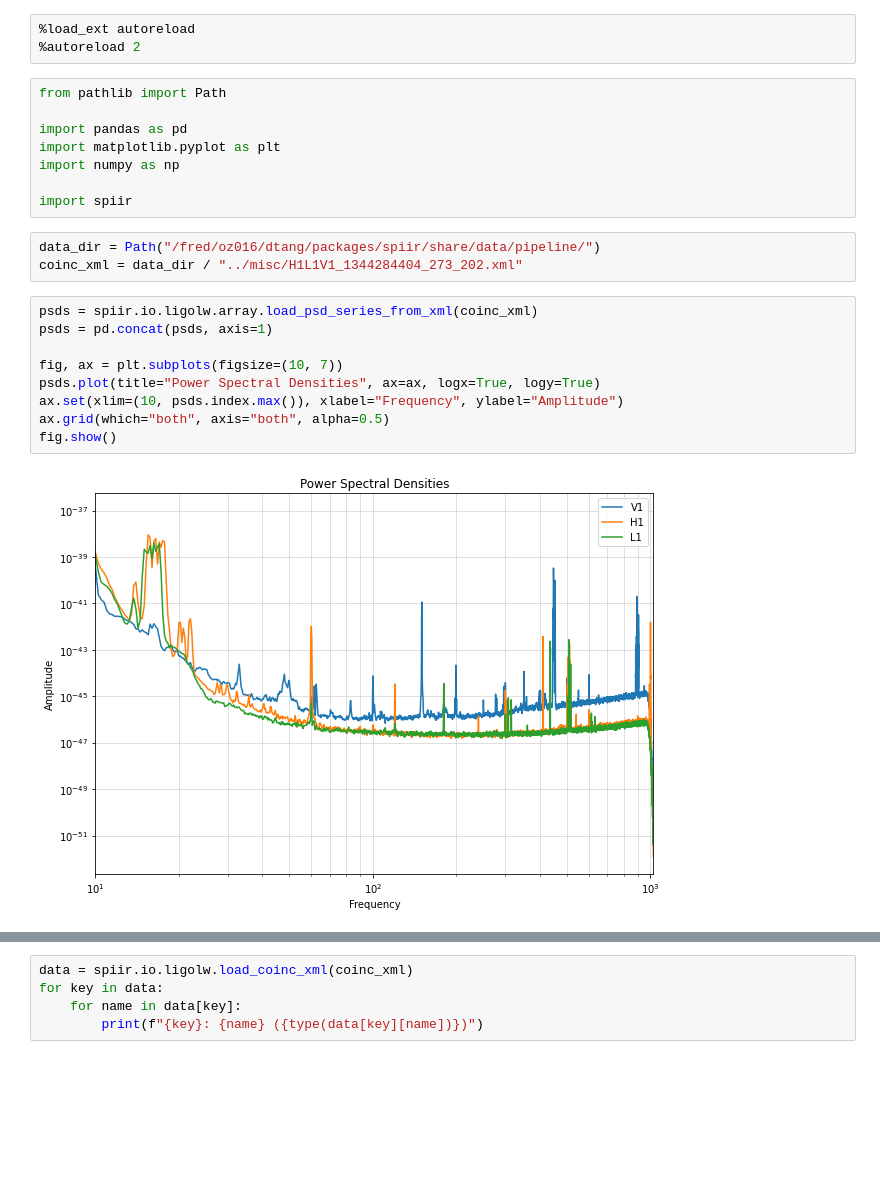
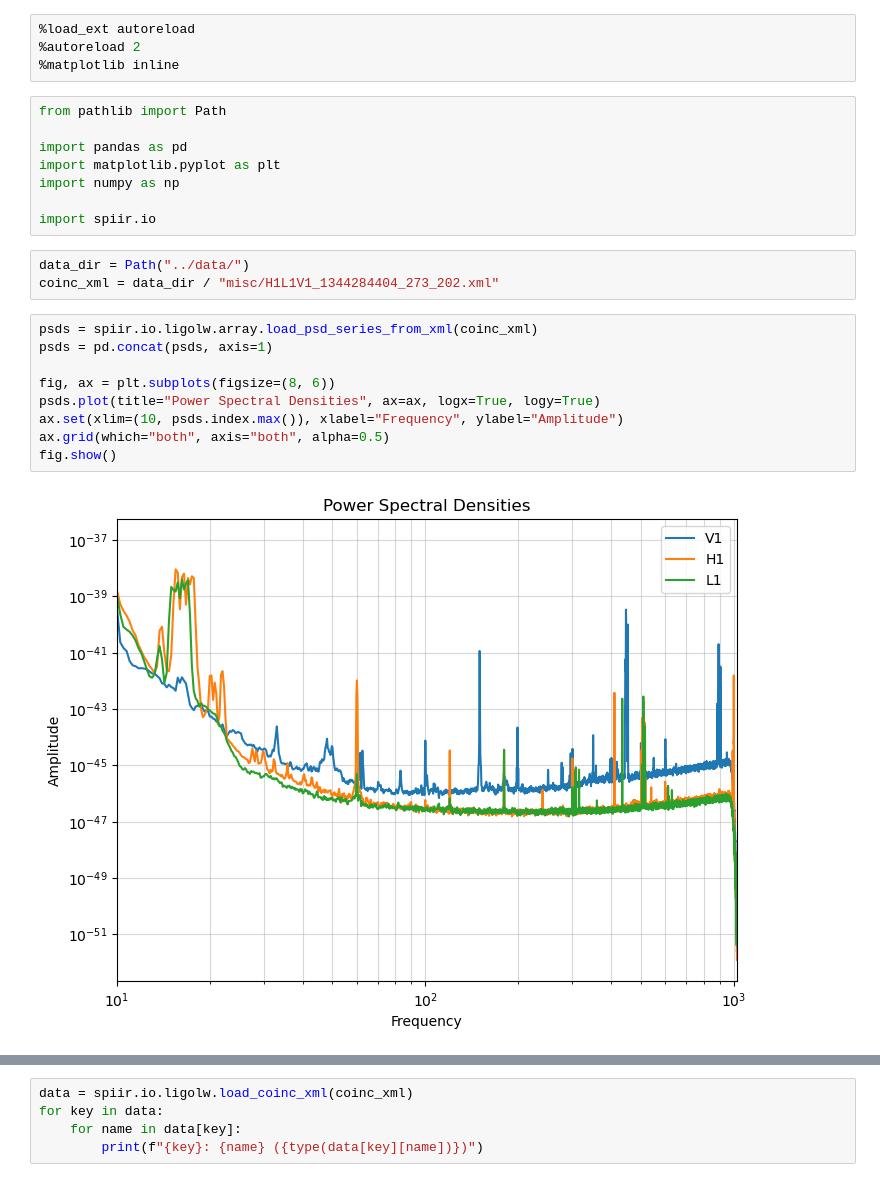
Before and after one commit to tanghyd/spiir, a Jupyter notebook: share/notebooks/ligolw.ipynb, the cells around one changed output, grey strips where cells are left out. Drawn from its saved outputs; the diff is of its cells as text; blank space fills up the shorter version.

Commit message:
Update shared notebooks and data files

```diff
--- a/share/notebooks/ligolw.ipynb
+++ b/share/notebooks/ligolw.ipynb
@@ -1,6 +1,7 @@
 # %%
 %load_ext autoreload
 %autoreload 2
+%matplotlib inline
 # %%
 from pathlib import Path
 
@@ -8,21 +9,21 @@ import pandas as pd
 import matplotlib.pyplot as plt
 import numpy as np
 
-import spiir
+import spiir.io
 # %%
-data_dir = Path("/fred/oz016/dtang/packages/spiir/share/data/pipeline/")
-coinc_xml = data_dir / "../misc/H1L1V1_1344284404_273_202.xml"
+data_dir = Path("../data/")
+coinc_xml = data_dir / "misc/H1L1V1_1344284404_273_202.xml"
 # %%
 psds = spiir.io.ligolw.array.load_psd_series_from_xml(coinc_xml)
 psds = pd.concat(psds, axis=1)
 
-fig, ax = plt.subplots(figsize=(10, 7))
+fig, ax = plt.subplots(figsize=(8, 6))
 psds.plot(title="Power Spectral Densities", ax=ax, logx=True, logy=True)
 ax.set(xlim=(10, psds.index.max()), xlabel="Frequency", ylabel="Amplitude")
 ax.grid(which="both", axis="both", alpha=0.5)
 fig.show()
 # %% [output]
-[figure, old version]
+[figure, new version]
 # %%
 snrs = spiir.io.ligolw.array.load_snr_series_from_xml(coinc_xml)
 snrs = pd.concat(snrs, axis=1)
```
Also changed, not shown: parts of 13 cells of this notebook, 6 other files.
